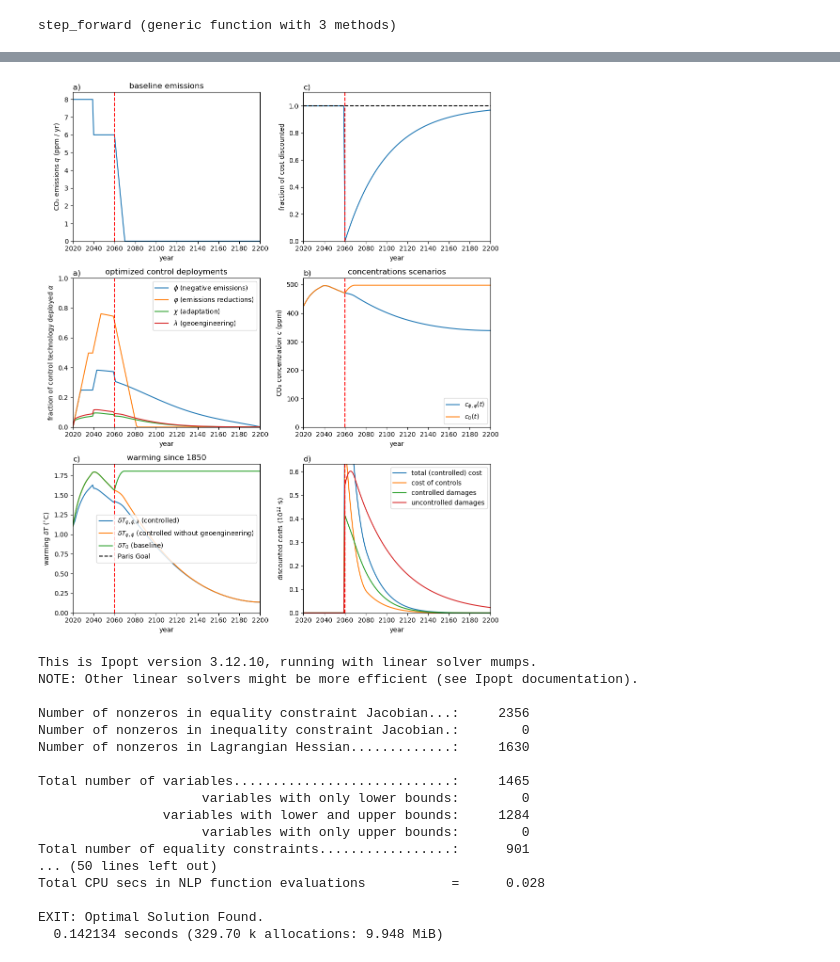
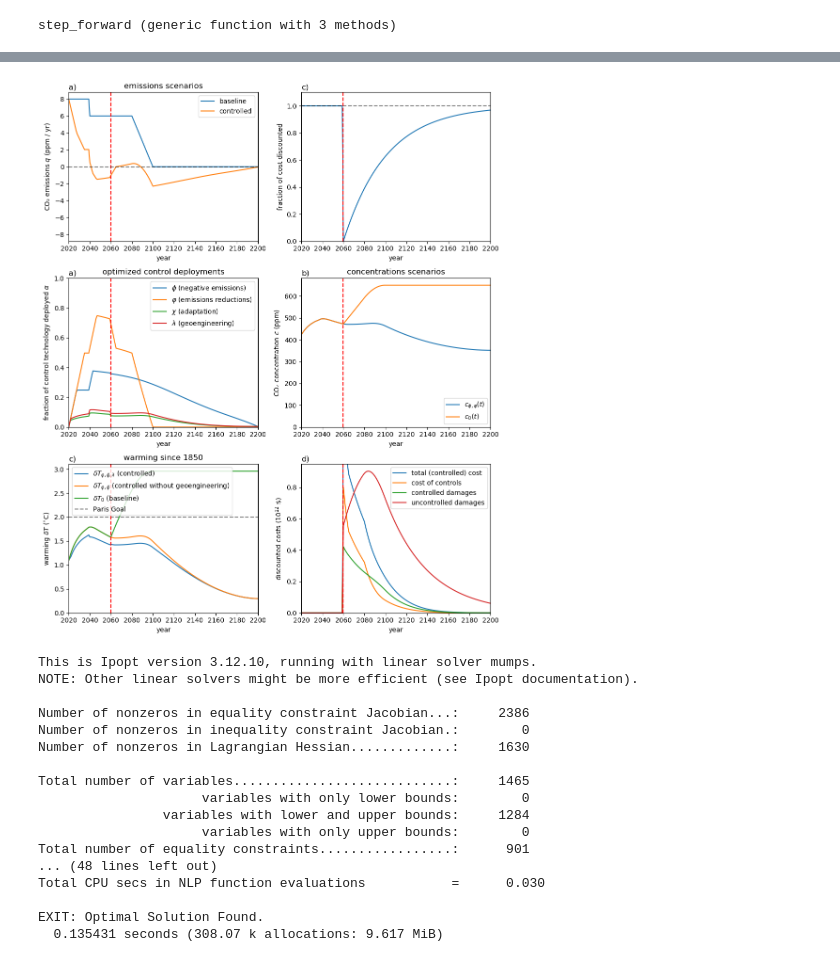
Before and after one commit to hdrake/OptimizeClimate, a Jupyter notebook: notebooks/policy_updates.ipynb, the cells around one changed output, grey strips where cells are left out. Drawn from its saved outputs; the diff is of its cells as text; code cells hidden in the pictures.

```diff
--- a/notebooks/policy_updates.ipynb
+++ b/notebooks/policy_updates.ipynb
@@ -28,7 +28,7 @@ economics = Economics(
     β, utility_discount_rate,
     reduce_cost, remove_cost, geoeng_cost, adapt_cost,
     0., 0., 0., 0.,
-    baseline_emissions(t)
+    baseline_emissions(t, 5., 2080., 20.)
 )
 # %% [output]
 Economics(0.2222222222222222, 0.025, 1.0, 2.0, 5.0, 3.0, 0.0, 0.0, 0.0, 0.0, [5.0, 5.0, 5.0, 5.0, 5.0, 5.0, 5.0, 5.0, 5.0, 5.0  …  0.0, 0.0, 0.0, 0.0, 0.0, 0.0, 0.0, 0.0, 0.0, 0.0], [0.0, 0.0, 0.0, 0. ...
@@ -103,7 +103,7 @@ step_forward(model::ClimateModel, Δt::Float64) = step_forward(model::ClimateMod
 # %% [output]
 step_forward (generic function with 3 methods)
 # %%
-model = step_forward(model, 20., 8., 2080., 40.)
+model = step_forward(model, 20., 8., 2080., 20.)
 optimize_controls!(model, maxslope = maxslope);
 plot_state(model)
 ensemble[model.name] = model;
@@ -129,14 +129,14 @@ EXIT: Optimal Solution Found.
 # %%
-model = step_forward(model, 20., 6., 2060., 10.)
+model = step_forward(model, 20., 6., 2080., 20.)
 optimize_controls!(model, maxslope = maxslope);
 plot_state(model)
 ensemble[model.name] = model;
 # %% [output]
-[figure, old version]
+[figure, new version]
 This is Ipopt version 3.12.10, running with linear solver mumps.
 NOTE: Other linear solvers might be more efficient (see Ipopt documentation).
 
-Number of nonzeros in equality constraint Jacobian...:     2356
+Number of nonzeros in equality constraint Jacobian...:     2386
 Number of nonzeros in inequality constraint Jacobian.:        0
 Number of nonzeros in Lagrangian Hessian.............:     1630
 
@@ -145,8 +145,8 @@ Total number of variables............................:     1465
                 variables with lower and upper bounds:     1284
                      variables with only upper bounds:        0
 Total number of equality constraints.................:      901
-... (50 lines left out)
-Total CPU secs in NLP function evaluations           =      0.028
+... (48 lines left out)
+Total CPU secs in NLP function evaluations           =      0.030
 
 EXIT: Optimal Solution Found.
-  0.142134 seconds (329.70 k allocations: 9.948 MiB)
+  0.135431 seconds (308.07 k allocations: 9.617 MiB)
```
Also changed, not shown: parts of 3 cells of this notebook, 10 other files.
